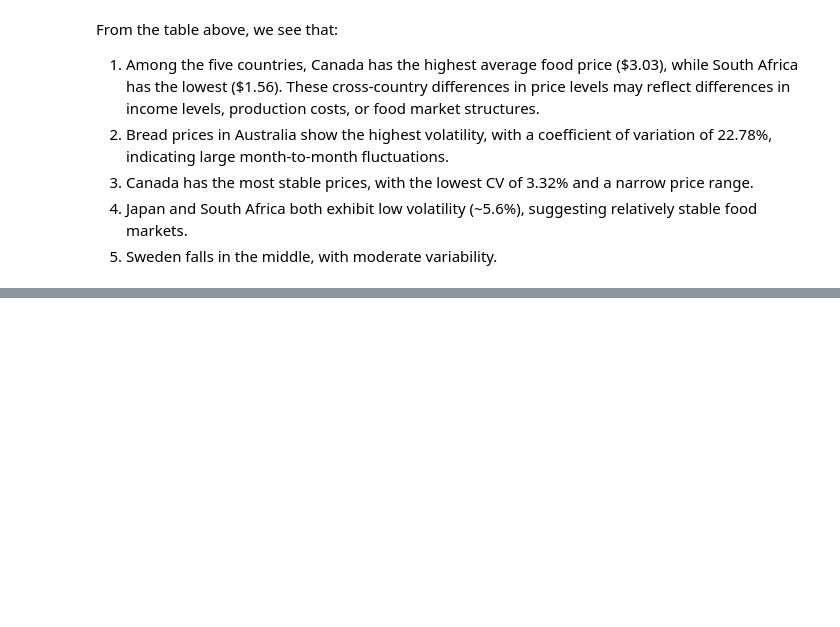
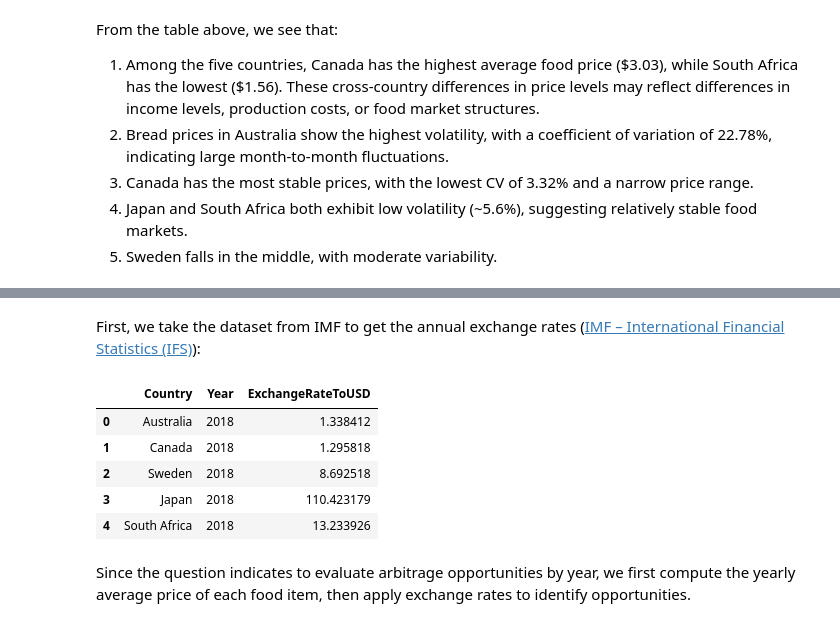
Before and after one commit to ciciliujx/Vital-Food-Costs-Analysis, a Jupyter notebook: 2025_CS_Camp_Assignment.ipynb, the cells around one changed output, grey strips where cells are left out. Saved outputs shown, nothing was run; the diff lists cells and outputs as text; code cells hidden in the pictures; blank space fills up the shorter version.

```diff
--- a/2025_CS_Camp_Assignment.ipynb
+++ b/2025_CS_Camp_Assignment.ipynb
@@ -268,0 +277,25 @@ From the table above, we see that:
+# %% [markdown]
+First, we take the dataset from IMF to get the annual exchange rates ([IMF – International Financial Statistics (IFS)](https://data.imf.org/)):
+# %%
+exchange_rates = pd.read_csv("/dataset_2025-07-05T07_06_34.376805689Z_DEFAULT_INTEGRATION_IMF.STA_ER_4.0.1.csv")
+
+exchange_rates = exchange_rates.melt(
+    id_vars=['COUNTRY'],
+    value_vars=['2018', '2019', '2020', '2021', '2022'],
+    var_name='Year',
+    value_name='ExchangeRateToUSD'
+)
+
+exchange_rates = exchange_rates.rename(columns={'COUNTRY': 'Country'})
+exchange_rates['Year'] = exchange_rates['Year'].astype(int)
+
+exchange_rates.head()
+# %% [output]
+|  | Country | Year | ExchangeRateToUSD |
+| 0 | Australia | 2018 | 1.338412 |
+| 1 | Canada | 2018 | 1.295818 |
+| 2 | Sweden | 2018 | 8.692518 |
+| 3 | Japan | 2018 | 110.423179 |
+| 4 | South Africa | 2018 | 13.233926 |
+# %% [markdown]
+Since the question indicates to evaluate arbitrage opportunities by year, we first compute the yearly average price of each food item, then apply exchange rates to identify opportunities.
```
Also changed, not shown: parts of 5 cells of this notebook.
